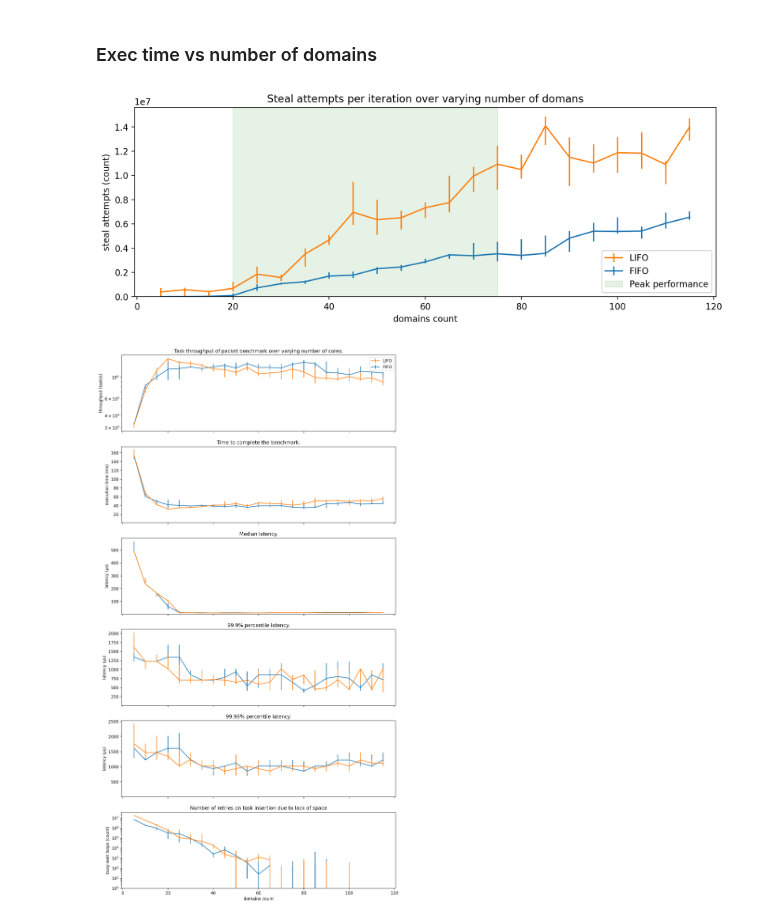
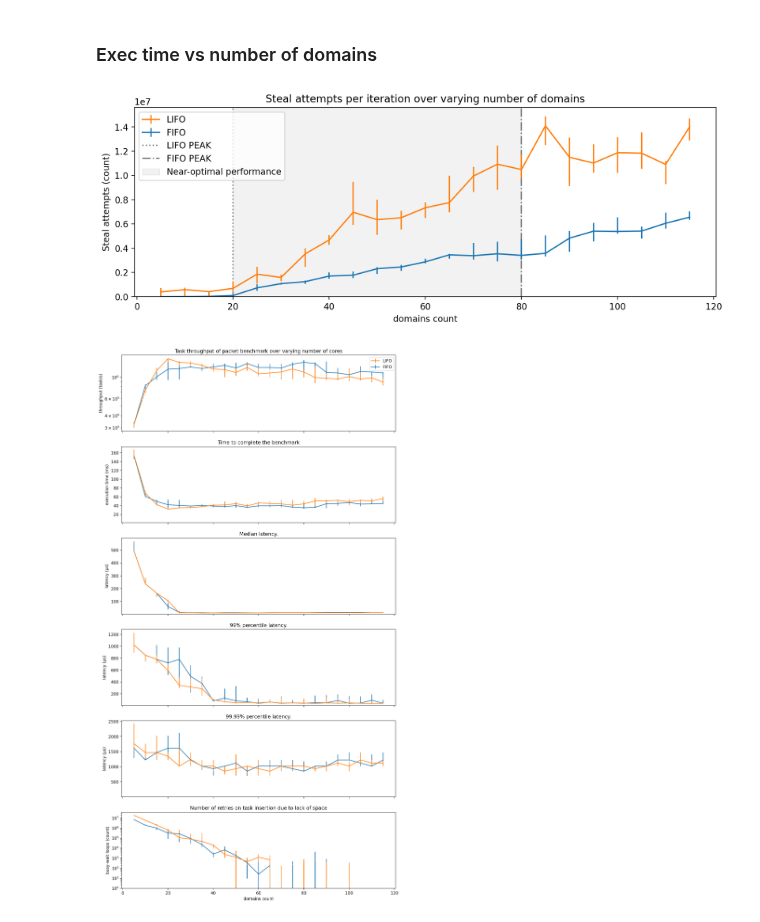
Before and after one commit to bartoszmodelski/ebsl, a Jupyter notebook: evaluation/packet-benchmark-sherwood-reported-steal.py.ipynb, the cells around one changed output. Drawn from its saved outputs; the diff is of its cells as text; code cells hidden in the pictures.

Commit message:
new charts

```diff
--- a/evaluation/packet-benchmark-sherwood-reported-steal.py.ipynb
+++ b/evaluation/packet-benchmark-sherwood-reported-steal.py.ipynb
@@ -265,39 +265,44 @@ ax.set_title("99.9% percentile latency.")
 ax = axes[4]
 
 
 line_lifo = plot(x, fifo_transformed, "steal_attempts-processed", 'FIFO')
 line_fifo = plot(x, lifo_transformed, "steal_attempts-processed", 'LIFO')
 
 #ax.set_yscale("log")
 ax.set_ylim(ymin=1)
 ax.set_ylabel('latency (μs)')
 ax.set_title("99.99% percentile latency.")
 '''
 
 ########################
 ## WAIT ################
 ########################
 
 ax = axes
 
 
-area = ax.axvspan(20, 75, color='green', alpha=0.1, label="Peak performance")
+
+area = ax.axvspan(20, 80, color='gray', alpha=0.1, label="Near-optimal performance")
+
+lifo_peak = ax.axvline(x=20, color="grey", label="LIFO PEAK", linestyle=":")
+fifo_peak = ax.axvline(x=80, color="grey", label="FIFO PEAK", linestyle="-.")
+
 line_lifo = plot(x, fifo_transformed, "steal_attempts-processed", 'FIFO')
 line_fifo = plot(x, lifo_transformed, "steal_attempts-processed", 'LIFO')
 
-ax.legend(handles=[line_fifo, line_lifo, area])
+ax.legend(handles=[line_fifo, line_lifo, lifo_peak, fifo_peak, area])
 
 ax.set_ylim(ymin=0)
-ax.set_xlabel('domains count')
-ax.set_ylabel('steal attempts (count)')
-ax.set_title("Steal attempts per iteration over varying number of domans")
+ax.set_xlabel('Domains count')
+ax.set_ylabel('Steal attempts (count)')
+ax.set_title("Steal attempts per iteration over varying number of domains")
 
 ax.set_xlabel('domains count')
 
 
 plt.savefig("packet-basic-" + run_name + ".png", dpi=200)
 # %% [output]
-[figure, old version]
+[figure, new version]
 # %%
 size = 6
 
@@ -317,7 +322,7 @@ ax.legend(handles=[line_fifo, line_lifo])
 
 ax.set_yscale("log")
 #ax.set_ylim(ymin=1)
-ax.set_title("Task throughput of packet benchmark over varying number of cores.")
+ax.set_title("Task throughput of packet benchmark over varying number of cores")
 ax.set_ylabel('throughput (task/s)')
 
 ########################
@@ -331,7 +336,7 @@ line_lifo = plot(x, fifo_transformed, "time-processed", 'FIFO')
 line_fifo = plot(x, lifo_transformed, "time-processed", 'LIFO')
 
 ax.set_ylim(ymin=1)
-ax.set_title("Time to complete the benchmark.")
+ax.set_title("Time to complete the benchmark")
 ax.set_ylabel('execution time (ms)')
 
 
@@ -349,7 +354,7 @@ line_fifo = plot(x, lifo_transformed, "latency_q50-processed", 'LIFO')
 #ax.set_yscale("log")
 ax.set_ylim(ymin=1)
 ax.set_ylabel('latency (μs)')
-ax.set_title("Median latency.")
+ax.set_title("Median latency")
 
 ########################
 ## Q99 LATENCY ######
@@ -358,13 +363,13 @@ ax.set_title("Median latency.")
 ax = axes[3]
 
 
-line_lifo = plot(x, fifo_transformed, "latency_q999-processed", 'FIFO')
-line_fifo = plot(x, lifo_transformed, "latency_q999-processed", 'LIFO')
+line_lifo = plot(x, fifo_transformed, "latency_q99-processed", 'FIFO')
+line_fifo = plot(x, lifo_transformed, "latency_q99-processed", 'LIFO')
 
 #ax.set_yscale("log")
 ax.set_ylim(ymin=1)
 ax.set_ylabel('latency (μs)')
-ax.set_title("99.9% percentile latency.")
+ax.set_title("99% percentile latency")
 
 
 ########################
@@ -380,7 +385,7 @@ line_fifo = plot(x, lifo_transformed, "latency_q9999-processed", 'LIFO')
 #ax.set_yscale("log")
 ax.set_ylim(ymin=1)
 ax.set_ylabel('latency (μs)')
-ax.set_title("99.99% percentile latency.")
+ax.set_title("99.99% percentile latency")
 
 ########################
 ## WAIT ################
@@ -394,7 +399,6 @@ line_fifo = plot(x, lifo_transformed, "waited_for_space_on_enque-processed", 'LI
 
 ax.set_yscale("log")
 ax.set_ylim(ymin=1)
-ax.set_xlabel('domains count')
 ax.set_ylabel('busy-wait loops (count)')
 ax.set_title("Number of retries on task insertion due to lack of space")
 
@@ -403,4 +407,4 @@ ax.set_xlabel('domains count')
 
 plt.savefig("packet-basic-" + run_name + "std.png", dpi=200)
 # %% [output]
-[figure, old version]
+[figure, new version]
```
Also changed, not shown: 4 other files.
